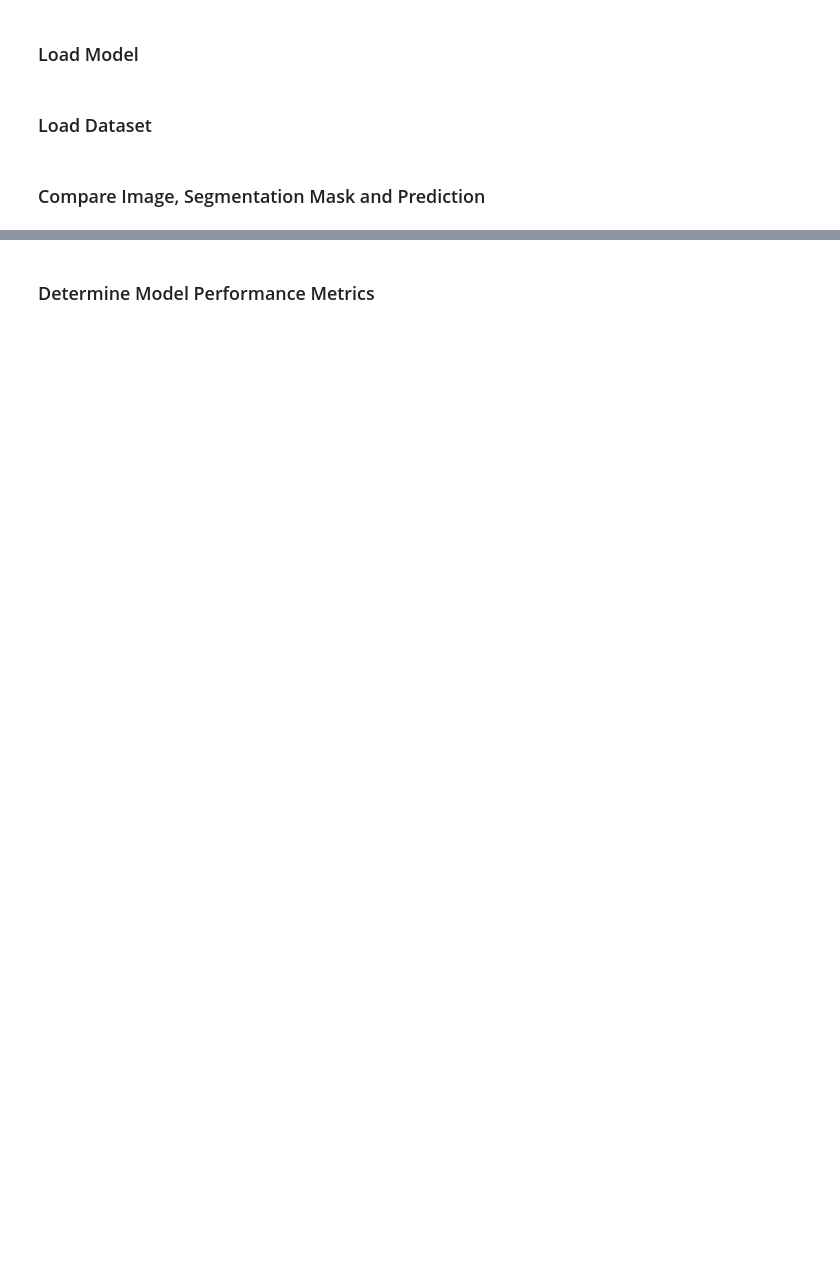
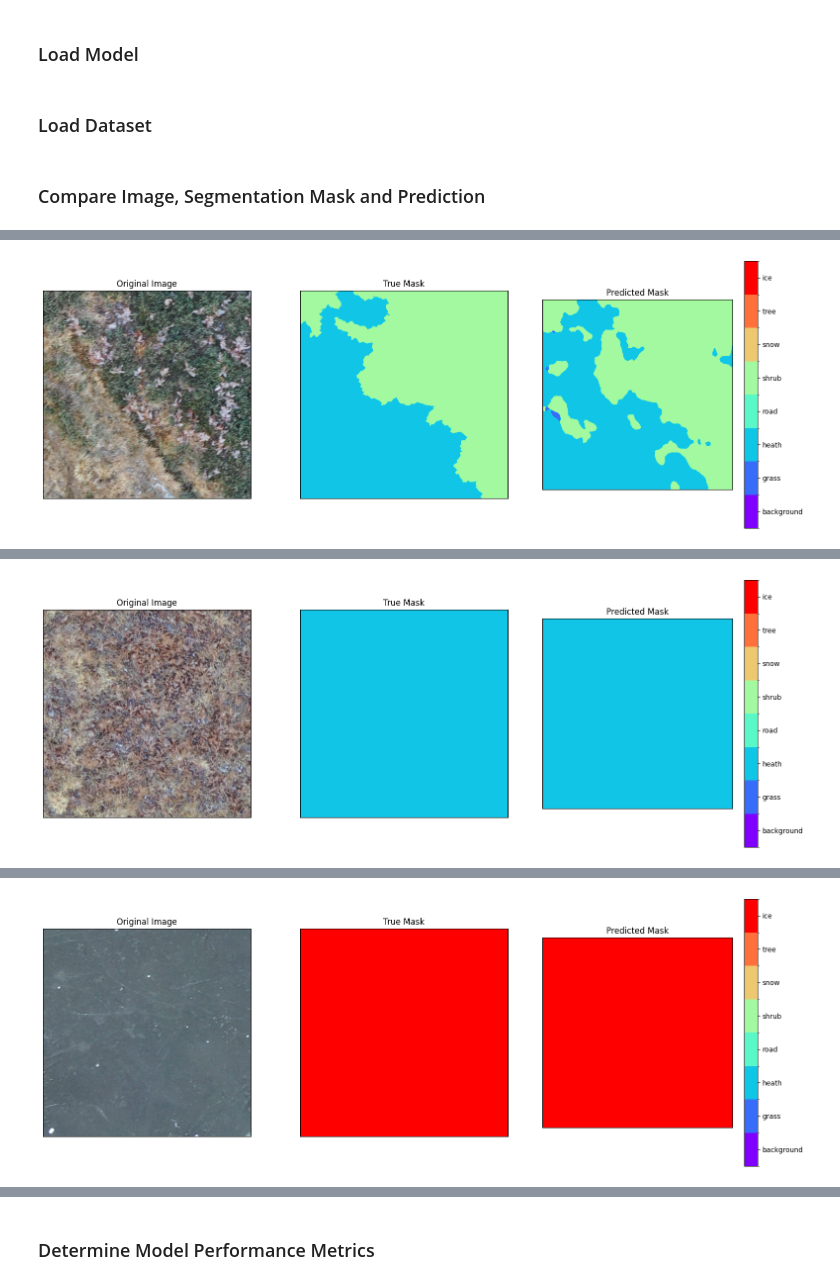
Before and after one commit to tw19816/CEZ_Mapping, a Jupyter notebook: Python/view_model.ipynb, the cells around one changed output, grey strips where cells are left out. Saved outputs shown, nothing was run; the diff lists cells and outputs as text; code cells hidden in the pictures; blank space fills up the shorter version.

```diff
--- a/Python/view_model.ipynb
+++ b/Python/view_model.ipynb
@@ -89,5 +89,5 @@ test_dataset = generate_image_dataset_from_files(
 # %% [markdown]
 ### Compare Image, Segmentation Mask and Prediction
 # %%
-show_predictions(model, dataset)
+show_predictions(model, dataset, 4)
 # %% [output]
@@ -104,0 +105 @@ KeyboardInterrupt:
+[figure, added]
@@ -104,0 +107 @@ KeyboardInterrupt:
+[figure, added]
@@ -104,0 +109 @@ KeyboardInterrupt:
+[figure, added]
```
Also changed, not shown: parts of 7 cells of this notebook, 3 other files.
